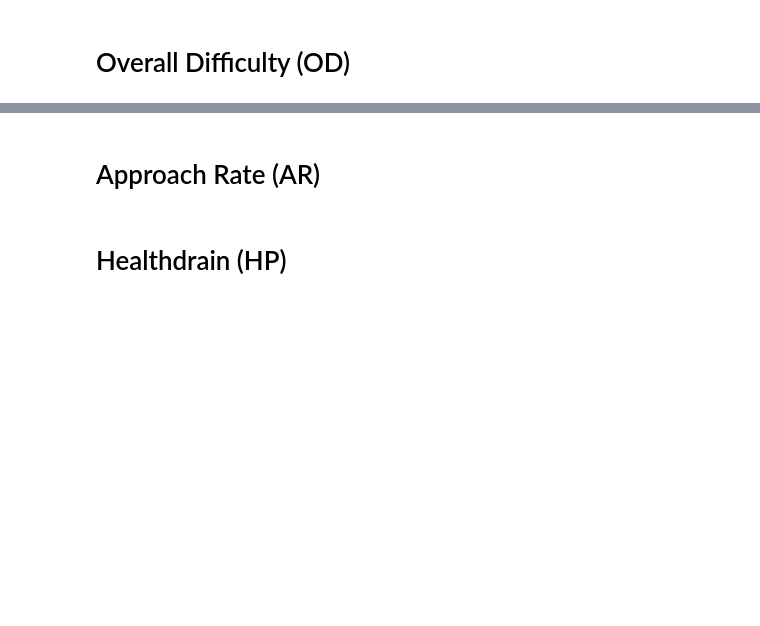
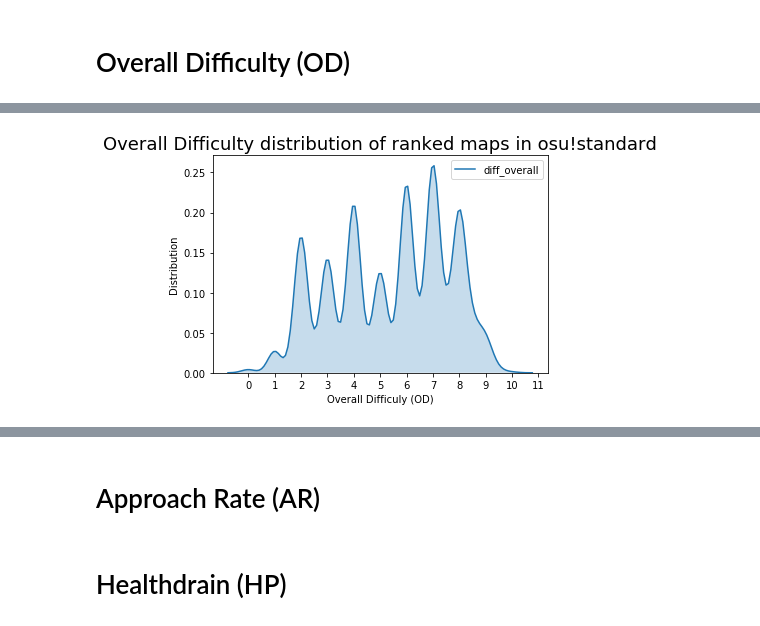
Before and after one commit to al1Null/osu-analysis, a Jupyter notebook: Beatmaps/BeatmapVisualize.ipynb, the cells around one changed output, grey strips where cells are left out. Cells and saved outputs as stored; diff of their text form; code cells hidden in the pictures; blank space fills up the shorter version.

```diff
--- a/Beatmaps/BeatmapVisualize.ipynb
+++ b/Beatmaps/BeatmapVisualize.ipynb
@@ -363,0 +395,4 @@ analyzeDate(df, time='month')
+# %%
+analyzeOD(getDataFrame('standard'), tight=False)
+# %% [output]
+[figure, added]
```
Also changed, not shown: parts of 21 cells of this notebook.
